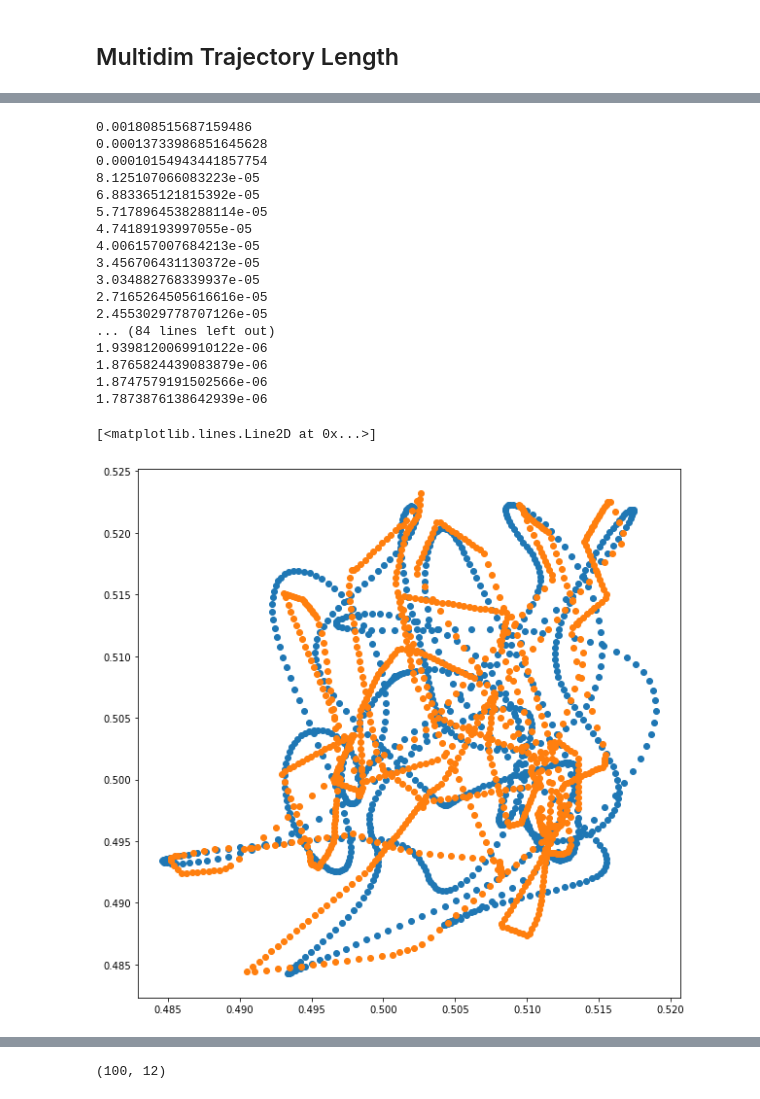
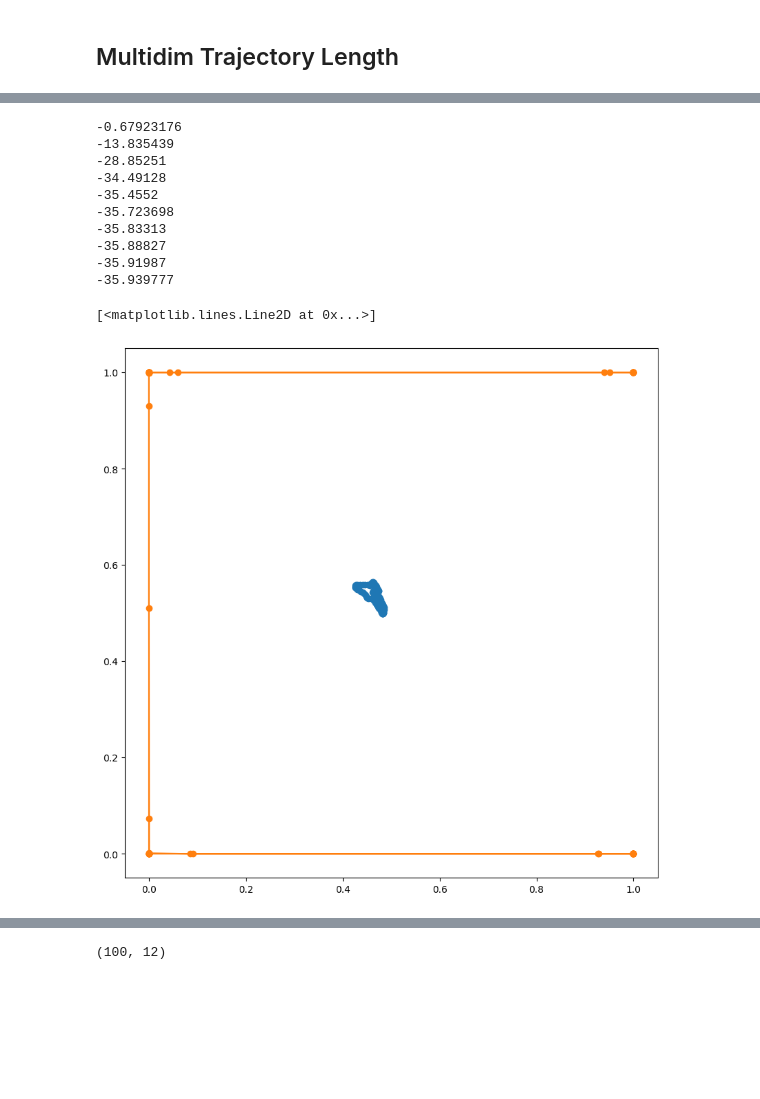
Before and after one commit to KristianWold/experimental-quantum-spectrum, a Jupyter notebook: notebooks/old/QNN Expressivity Optimized.ipynb, the cells around one changed output, grey strips where cells are left out. Cells and saved outputs as stored; diff of their text form; code cells hidden in the pictures; blank space fills up the shorter version.

```diff
--- a/notebooks/old/QNN Expressivity Optimized.ipynb
+++ b/notebooks/old/QNN Expressivity Optimized.ipynb
@@ -471,54 +543,51 @@ plt.show()
 tf.random.set_seed(42)
 
 #targets = qnn(inputs)
-
+n = 10
 dnn = tf.keras.Sequential()
-dnn.add(tf.keras.layers.Dense(32, activation='relu', input_shape=(2,)))
+dnn.add(tf.keras.layers.Dense(64, activation='relu', input_shape=(2,)))
 #dnn.add(tf.keras.layers.Dense(128, activation='relu'))
-dnn.add(tf.keras.layers.Dense(32, activation='relu'))
+dnn.add(tf.keras.layers.Dense(64, activation='relu'))
 dnn.add(tf.keras.layers.Dense(n, activation='sigmoid'))
 
 optimizer2 = tf.keras.optimizers.Adam(learning_rate=0.001)
 
-t = np.linspace(0, 2*np.pi, 1000)
+t = np.linspace(0, 2*np.pi, 100)
 inputs = np.pi/2*np.array([np.sin(t), np.cos(t)]).T
 inputs = tf.cast(inputs, tf.complex128)
-targets = qnn(inputs)
+#targets = qnn(inputs)
+outputs1 = dnn(inputs)
 # %%
-for i in tqdm(range(10000)):
+for i in tqdm(range(1000)):
     with tf.GradientTape() as tape:
         outputs = dnn(inputs)
-        loss = tf.math.reduce_mean((outputs - targets)**2)
+        #loss = tf.math.reduce_mean((outputs - targets)**2)
+        loss = -trajectory_length(outputs)
 
     grads = tape.gradient(loss, dnn.trainable_variables)
     optimizer2.apply_gradients(zip(grads, dnn.trainable_variables))
 
     if i%100 == 0:
         print(loss.numpy())
+
+outputs2 = dnn(inputs)
 # %% [output]
-0.001808515687159486
-0.00013733986851645628
-0.00010154943441857754
-8.125107066083223e-05
-6.883365121815392e-05
-5.7178964538288114e-05
-4.74189193997055e-05
-4.006157007684213e-05
-3.456706431130372e-05
-3.034882768339937e-05
-2.7165264505616616e-05
-2.4553029778707126e-05
-... (84 lines left out)
-1.9398120069910122e-06
-1.8765824439083879e-06
-1.8747579191502566e-06
-1.7873876138642939e-06
+-0.67923176
+-13.835439
+-28.85251
+-34.49128
+-35.4552
+-35.723698
+-35.83313
+-35.88827
+-35.91987
+-35.939777
 # %%
 #set figure size
 plt.figure(figsize=(10,10))
 
-plt.plot(targets[:,10], targets[:,11], "o")
-plt.plot(outputs[:,10], outputs[:,11], "o")
+plt.plot(outputs1[:,0], outputs1[:,1], "-o")
+plt.plot(outputs2[:,0], outputs2[:,1], "-o")
 # %% [output]
 [<matplotlib.lines.Line2D at 0x...>]
-[figure, old version]
+[figure, new version]
```
Also changed, not shown: parts of 6 cells of this notebook, 9 other files.
